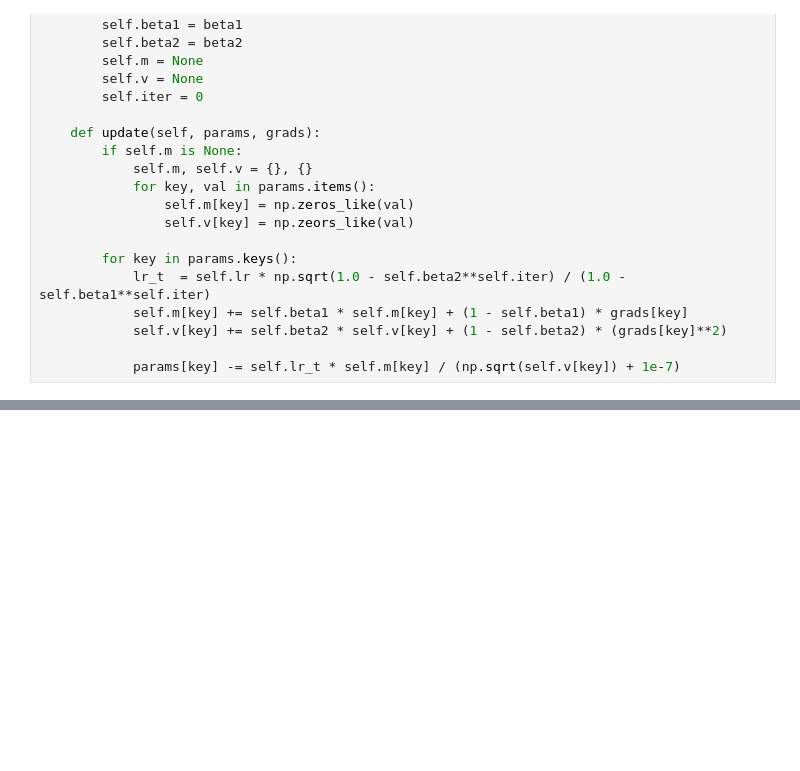
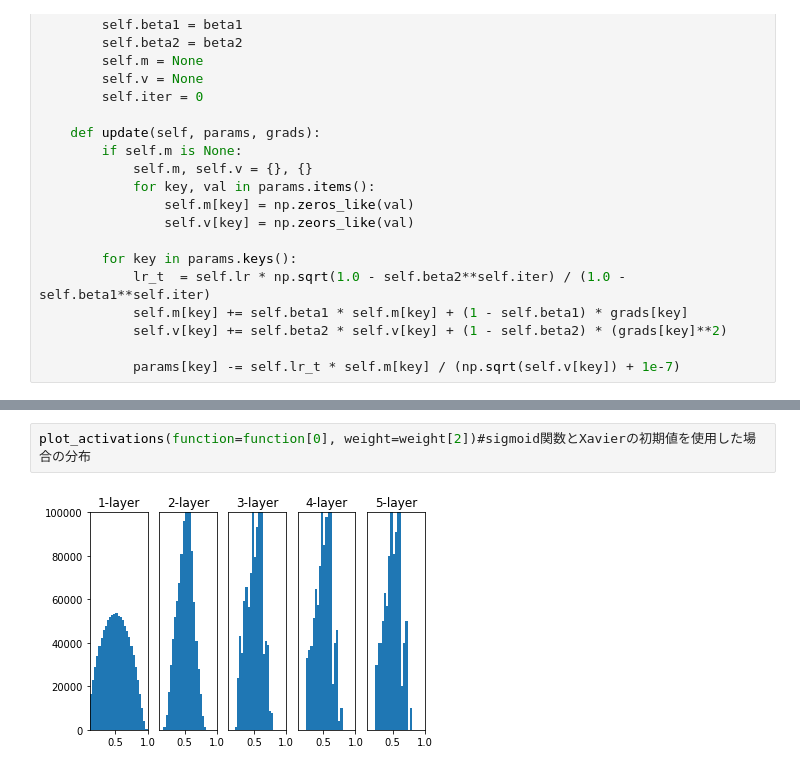
Before and after one commit to ju-ki/DeepLearning_from_scratch, a Jupyter notebook: technique_for_learning.ipynb, the cells around one changed output, grey strips where cells are left out. Drawn from its saved outputs; the diff is of its cells as text; blank space fills up the shorter version.

```diff
--- a/technique_for_learning.ipynb
+++ b/technique_for_learning.ipynb
@@ -180,0 +253,4 @@ plt.show()
+# %%
+plot_activations(function=function[0], weight=weight[2])#sigmoid関数とXavierの初期値を使用した場合の分布
+# %% [output]
+[figure, added]
```
Also changed, not shown: parts of 20 cells of this notebook, 1 other file.
